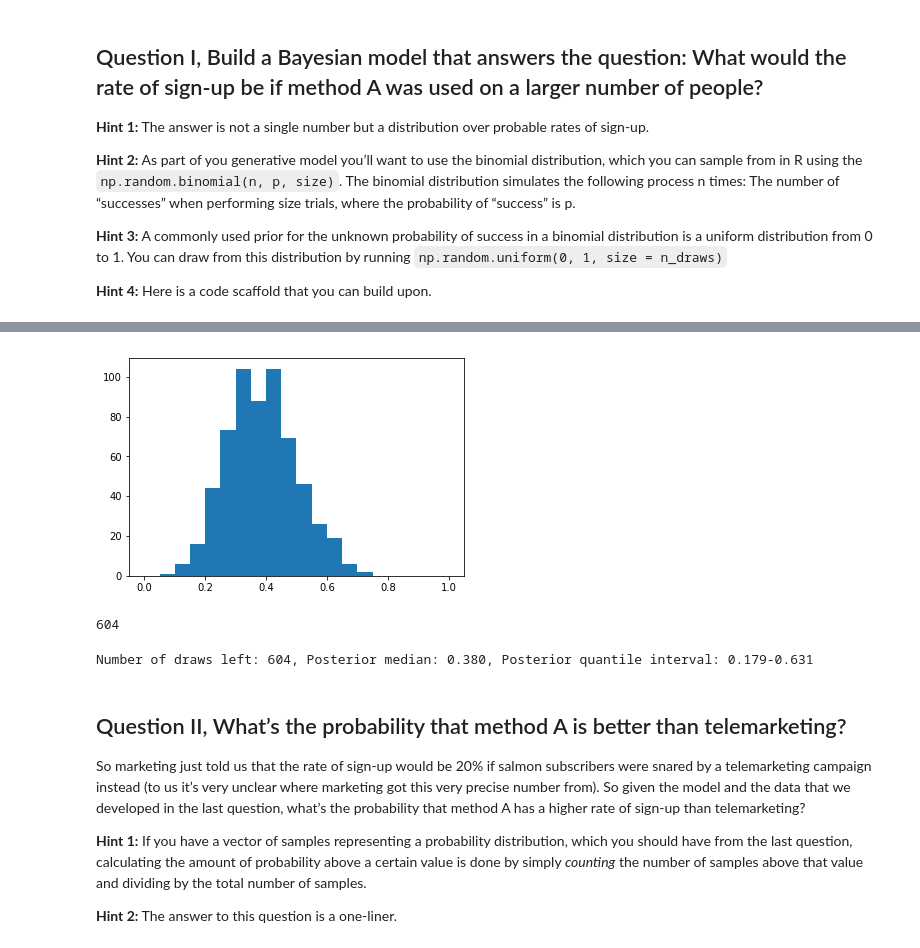
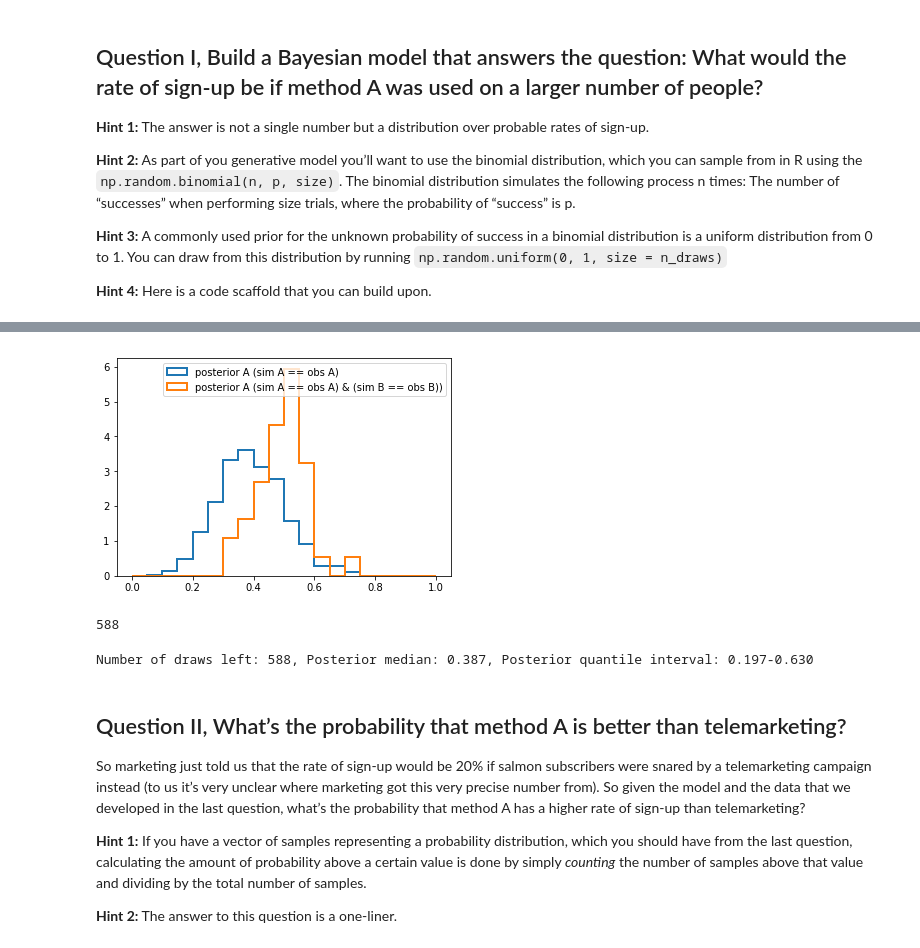
Before and after one commit to francescolosterzo/bayesianprobabilitiesworkshop, a Jupyter notebook: Exercise 1.ipynb, the cells around one changed output, grey strips where cells are left out. Cells and saved outputs as stored; diff of their text form; code cells hidden in the pictures.

Commit message:
model A under 2 different criteria of accepting simulated data

```diff
--- a/Exercise 1.ipynb
+++ b/Exercise 1.ipynb
@@ -29,11 +29,13 @@ import matplotlib.pyplot as plt
 # Number of random draws from the prior
 n_draws = 10000
 
-# data recorded from the small experiment
-n_trials = 16
-n_positive = 6
+# data recorded from model A experiment
+n_trials_A = 16
+n_positive_A = 6
 
-observed_data = n_positive
+# data recorded from model B experiment
+n_trials_B = 16
+n_positive_B = 10
 
 bins=np.arange(0,1.01, 0.05)
 # %%
@@ -47,4 +49,4 @@ _ = plt.hist( prior, bins=bins )
 # %%
 # Here you define the generative model
-def generative_model(p, n=n_trials):
+def generative_model(p, n):
     return np.random.binomial(n, p)
@@ -53,24 +53,31 @@ sim_data = prior.apply(generative_model)
+# %%
+sim_data_A = prior.apply(generative_model, n=n_trials_A)
+sim_data_B = prior.apply(generative_model, n=n_trials_B)
 # %%
 # Here you filter off all draws that do not match the data.
-posterior = prior[ sim_data == observed_data ]
+posterior_A = prior[ sim_data_A == n_positive_A ]
+posterior_AB = prior[ (sim_data_A == n_positive_A) & (sim_data_B == n_positive_B) ]
-# %%
-_ = plt.hist(posterior, bins=bins)
-# %% [output]
-[figure, removed]
+# %%
+_ = plt.hist(posterior_A, bins=bins, histtype='step', linewidth=2, density=True, label='posterior A (sim A == obs A)')
+_ = plt.hist(posterior_AB, bins=bins, histtype='step', linewidth=2, density=True, label='posterior A (sim A == obs A) & (sim B == obs B))')
+_ = plt.legend(loc='best')
+# %% [output]
+[figure, added]
 # %%
 # See that we got enought draws left after the filtering.
 # There are no rules here, but you probably want to aim for >1000 draws.
-print(len(posterior))
+print(len(posterior_A))
 # %% [output]
-604
+588
 # %%
 # Now you can summarize the posterior, where a common summary is to take the mean or the median posterior,
 # and perhaps a 95% quantile interval.
+posterior = posterior_A
 
 print('Number of draws left: %d, Posterior median: %.3f, Posterior quantile interval: %.3f-%.3f' %
       (len(posterior), posterior.median(), posterior.quantile(.025), posterior.quantile(.975)))
 # %% [output]
-Number of draws left: 604, Posterior median: 0.380, Posterior quantile interval: 0.179-0.631
+Number of draws left: 588, Posterior median: 0.387, Posterior quantile interval: 0.197-0.630
 # %% [markdown]
 Question II, What’s the probability that method A is better than telemarketing?
 ----------------
```
Also changed, not shown: parts of 3 cells of this notebook.
